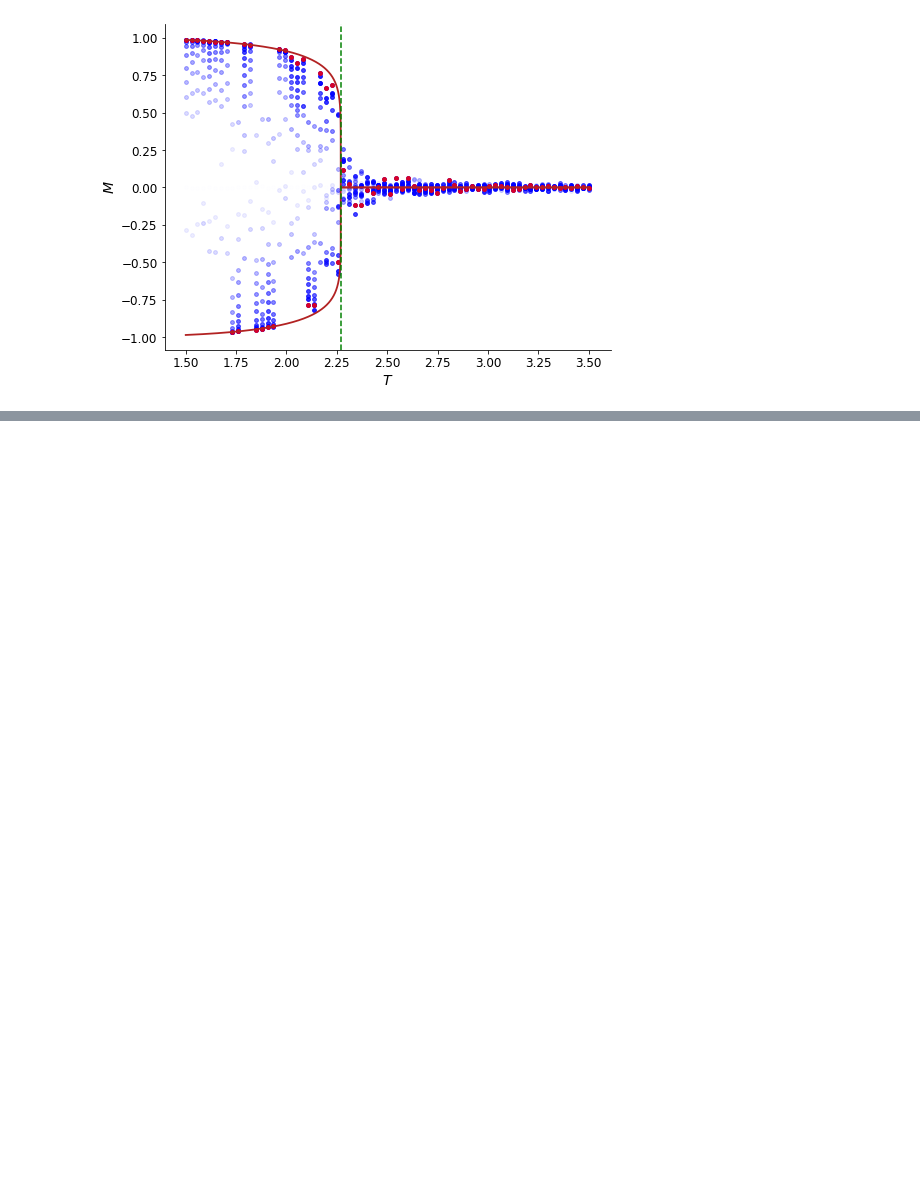
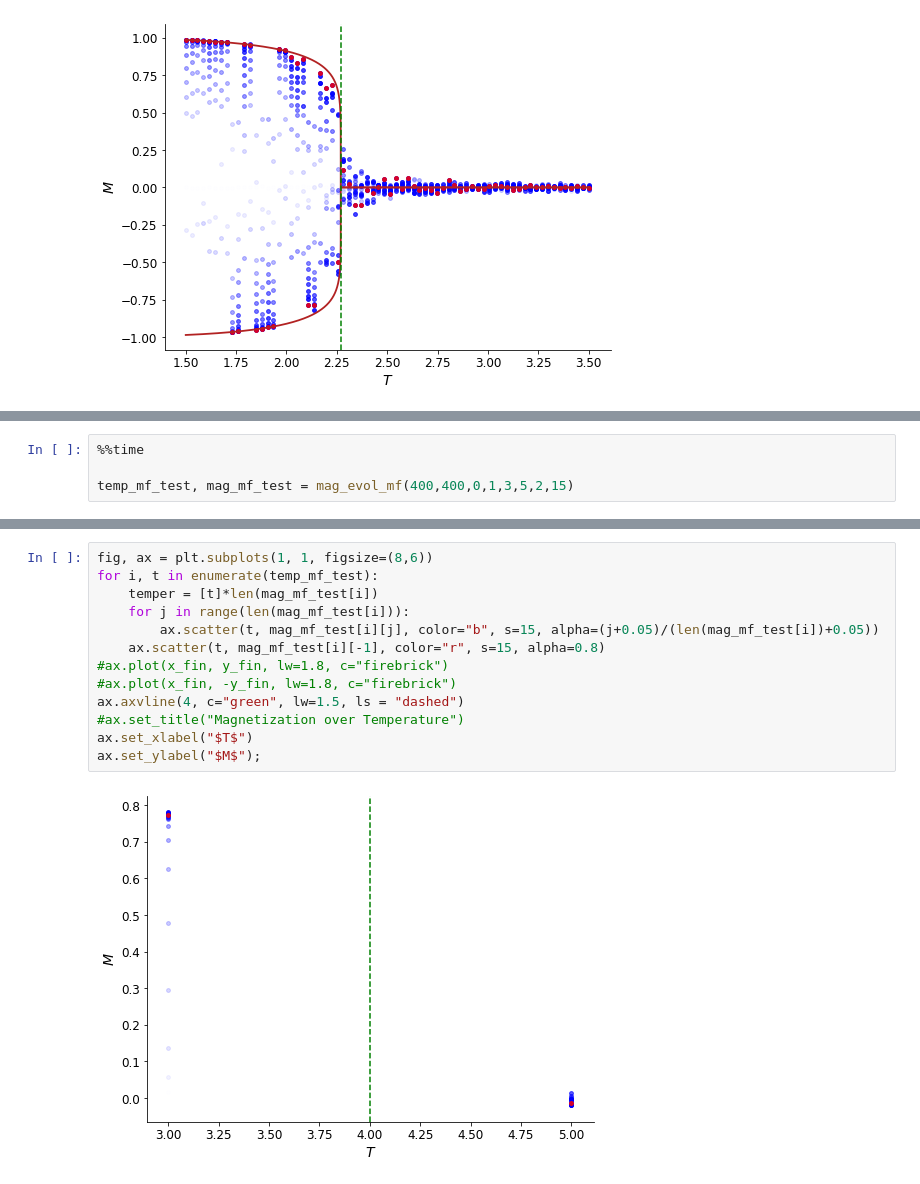
Before and after one commit to eleonoragatti44/IsingModel-CSProject, a Jupyter notebook: Ising2D.ipynb, the cells around one changed output, grey strips where cells are left out. Cells and saved outputs as stored; diff of their text form; blank space fills up the shorter version.

```diff
--- a/Ising2D.ipynb
+++ b/Ising2D.ipynb
@@ -285,0 +309,4 @@ temp, mag = mag_evol(250,250,0,1,1.5,3.5,70,15)
+# %%
+%%time
+
+temp_mf_test, mag_mf_test = mag_evol_mf(400,400,0,1,3,5,2,15)
@@ -285,0 +316,15 @@ temp, mag = mag_evol(250,250,0,1,1.5,3.5,70,15)
+# %%
+fig, ax = plt.subplots(1, 1, figsize=(8,6))
+for i, t in enumerate(temp_mf_test):
+    temper = [t]*len(mag_mf_test[i])
+    for j in range(len(mag_mf_test[i])):
+        ax.scatter(t, mag_mf_test[i][j], color="b", s=15, alpha=(j+0.05)/(len(mag_mf_test[i])+0.05))
+    ax.scatter(t, mag_mf_test[i][-1], color="r", s=15, alpha=0.8)
+#ax.plot(x_fin, y_fin, lw=1.8, c="firebrick")
+#ax.plot(x_fin, -y_fin, lw=1.8, c="firebrick")
+ax.axvline(4, c="green", lw=1.5, ls = "dashed")
+#ax.set_title("Magnetization over Temperature")
+ax.set_xlabel("$T$")
+ax.set_ylabel("$M$");
+# %% [output]
+[figure, added]
```
Also changed, not shown: parts of 4 cells of this notebook, 1 other file.
